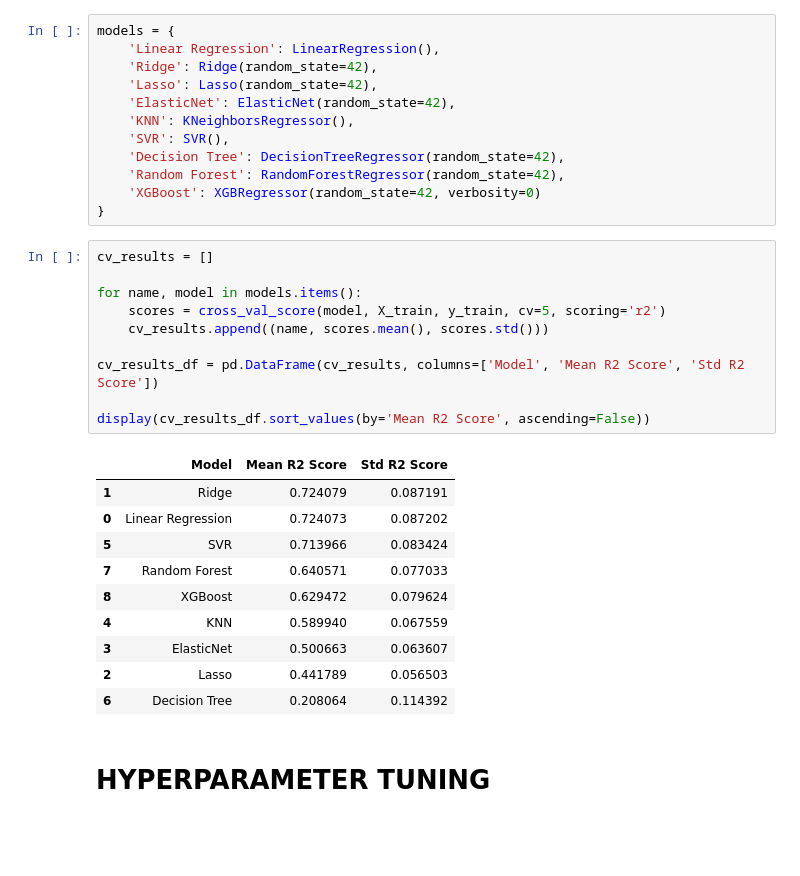
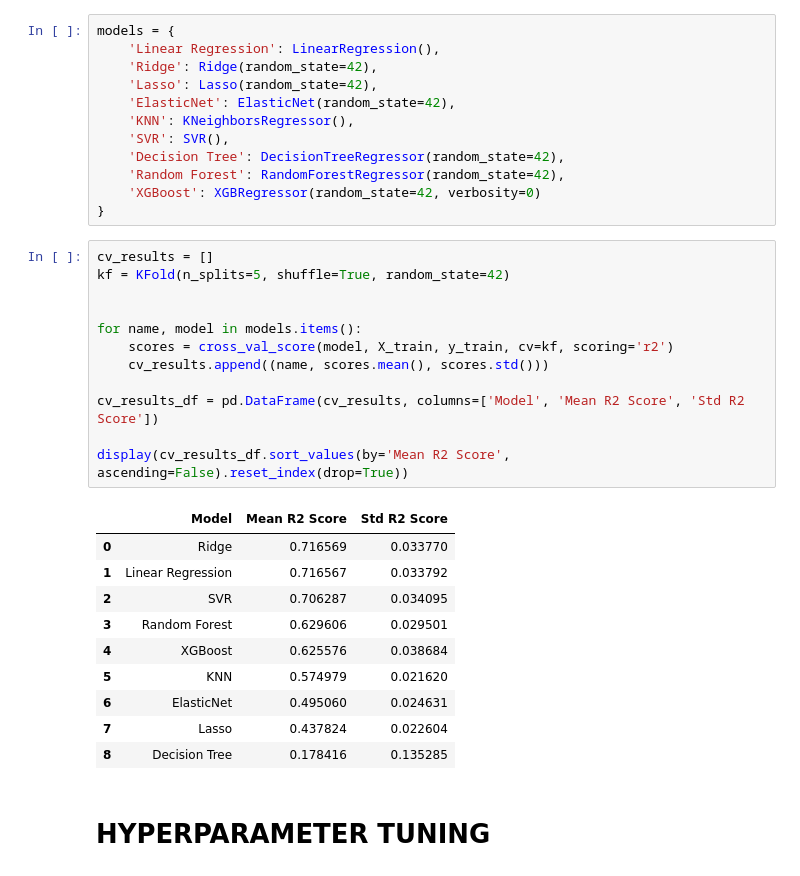
Before and after one commit to GantaLabs/StudentPerformanceFactors, a Jupyter notebook: notebook/03_Modeling_Evaluating.ipynb, the cells around one changed output. Cells and saved outputs as stored; diff of their text form; blank space fills up the shorter version.

```diff
--- a/notebook/03_Modeling_Evaluating.ipynb
+++ b/notebook/03_Modeling_Evaluating.ipynb
@@ -47,24 +47,26 @@ models = {
 }
 # %%
 cv_results = []
+kf = KFold(n_splits=5, shuffle=True, random_state=42)
+
 
 for name, model in models.items():
-    scores = cross_val_score(model, X_train, y_train, cv=5, scoring='r2')
+    scores = cross_val_score(model, X_train, y_train, cv=kf, scoring='r2')
     cv_results.append((name, scores.mean(), scores.std()))
 
 cv_results_df = pd.DataFrame(cv_results, columns=['Model', 'Mean R2 Score', 'Std R2 Score'])
 
-display(cv_results_df.sort_values(by='Mean R2 Score', ascending=False))
+display(cv_results_df.sort_values(by='Mean R2 Score', ascending=False).reset_index(drop=True))
 # %% [output]
 |  | Model | Mean R2 Score | Std R2 Score |
-| 1 | Ridge | 0.724079 | 0.087191 |
-| 0 | Linear Regression | 0.724073 | 0.087202 |
-| 5 | SVR | 0.713966 | 0.083424 |
-| 7 | Random Forest | 0.640571 | 0.077033 |
-| 8 | XGBoost | 0.629472 | 0.079624 |
-| 4 | KNN | 0.589940 | 0.067559 |
-| 3 | ElasticNet | 0.500663 | 0.063607 |
-| 2 | Lasso | 0.441789 | 0.056503 |
-| 6 | Decision Tree | 0.208064 | 0.114392 |
+| 0 | Ridge | 0.716569 | 0.033770 |
+| 1 | Linear Regression | 0.716567 | 0.033792 |
+| 2 | SVR | 0.706287 | 0.034095 |
+| 3 | Random Forest | 0.629606 | 0.029501 |
+| 4 | XGBoost | 0.625576 | 0.038684 |
+| 5 | KNN | 0.574979 | 0.021620 |
+| 6 | ElasticNet | 0.495060 | 0.024631 |
+| 7 | Lasso | 0.437824 | 0.022604 |
+| 8 | Decision Tree | 0.178416 | 0.135285 |
 # %% [markdown]
-# HYPERPARAMETER TUNING
+# **HYPERPARAMETER TUNING**
```
Also changed, not shown: parts of 11 cells of this notebook.
